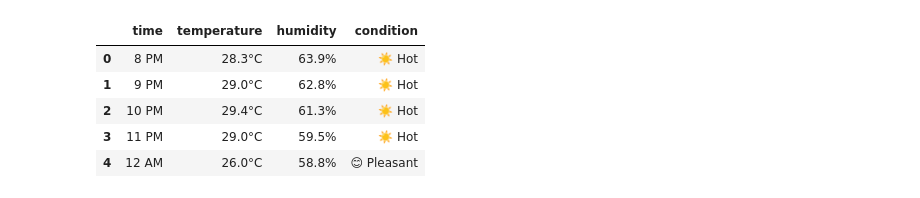
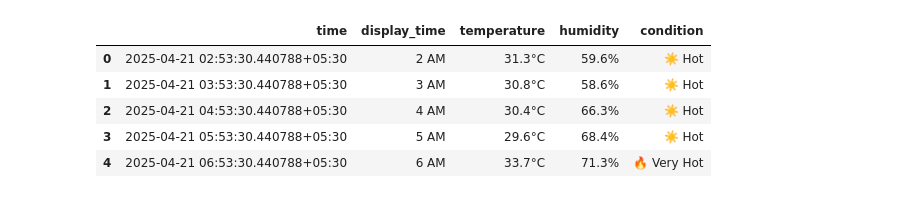
Before and after one commit to hasibul7318/basic, a Jupyter notebook: Untitled4.ipynb, the cells around one changed output. Drawn from its saved outputs; the diff is of its cells as text; code cells hidden in the pictures.

```diff
--- a/Untitled4.ipynb
+++ b/Untitled4.ipynb
@@ -103,34 +230,69 @@ Latest Readings
 # %%
 # @title **Weather Forecast Prediction**
-# @markdown Generating 5-hour predictions
+# @markdown Generating timezone-aware 5-hour predictions
 
 def predict_weather(last_temp, last_hum, n_hours=5):
+    """Generate weather predictions with timezone awareness"""
     predictions = []
+    now = datetime.now(TIMEZONE)
+
     for hour in range(1, n_hours+1):
-        future_time = datetime.now() + timedelta(hours=hour)
-        future_hour = future_time.hour
+        future_time = now + timedelta(hours=hour)
+        future_hour = future_time.hour + future_time.minute/60  # More precise
 
-        # Temperature prediction (cools at night, warms during day)
+        # Temperature prediction with daily pattern
         temp_change = (-0.5 if 0 <= future_hour < 6 else 0.3) * hour
-        pred_temp = last_temp + temp_change + np.random.uniform(-0.5, 0.5)
+        temp_noise = np.random.uniform(-0.8 if 6<future_hour<18 else -0.3,
+                                      0.8 if 6<future_hour<18 else 0.3)
+        pred_temp = last_temp + temp_change + temp_noise
 
-        # Humidity prediction (increases in morning)
+        # Humidity prediction with daily pattern
         hum_change = (2 if 4 <= future_hour < 12 else -1) * hour
-        pred_hum = last_hum + hum_change + np.random.uniform(-2, 2)
+        hum_noise = np.random.uniform(-3 if 6<future_hour<18 else -1,
+                                     3 if 6<future_hour<18 else 1)
+        pred_hum = last_hum + hum_change + hum_noise
+
+        # Apply realistic limits
+        pred_temp = np.clip(pred_temp, 10, 40)
+        pred_hum = np.clip(pred_hum, 30, 95)
 
         predictions.append({
-            'time': future_time.strftime("%I %p").lstrip("0"),
-            'temperature': max(10, min(40, pred_temp)),
-            'humidity': max(30, min(95, pred_hum)),
+            'time': future_time,
+            'display_time': future_time.strftime("%-I %p"),  # Hour without leading zero
+            'temperature': pred_temp,
+            'humidity': pred_hum,
             'condition': classify_weather(pred_temp, pred_hum)
         })
+
     return pd.DataFrame(predictions)
 
-forecast = predict_weather(df['temperature'].iloc[-1], df['humidity'].iloc[-1])
+# Generate forecast using latest readings
+forecast = predict_weather(
+    last_temp=df['temperature'].iloc[-1],
+    last_hum=df['humidity'].iloc[-1]
+)
 
-print("🔮 5-Hour Weather Forecast:")
-display(forecast.style
-       .format({'temperature': '{:.1f}°C', 'humidity': '{:.1f}%'})
-       .set_caption("Upcoming Conditions")
-       .background_gradient(cmap='Blues'))
+# Enhanced display
+def color_by_temp(temp):
+    """Color gradient based on temperature"""
+    if temp > 32: return 'background-color: #ff6b6b; color: white'  # Very hot
+    elif temp > 28: return 'background-color: #ffa07a'  # Hot
+    elif temp < 15: return 'background-color: #add8e6'  # Cold
+    else: return 'background-color: #98fb98'  # Pleasant
+
+print(f"🔮 5-Hour Forecast for {TIMEZONE.zone}")
+display(
+    forecast.style
+    .format({
+        'temperature': '{:.1f}°C',
+        'humidity': '{:.1f}%'
+    })
+    .applymap(color_by_temp, subset=['temperature'])
+    .set_caption(f"Weather Forecast starting {datetime.now(TIMEZONE).strftime('%b %d, %H:%M')}")
+    .set_properties(**{
+        'text-align': 'center',
+        'font-weight': 'bold'
+    })
+    .bar(subset=['humidity'], color='#5f9ea0')
+)
 # %% [output]
@@ -139,6 +301,6 @@ Upcoming Conditions
-|  | time | temperature | humidity | condition |
-| 0 | 8 PM | 28.3°C | 63.9% | ☀️ Hot |
-| 1 | 9 PM | 29.0°C | 62.8% | ☀️ Hot |
-| 2 | 10 PM | 29.4°C | 61.3% | ☀️ Hot |
-| 3 | 11 PM | 29.0°C | 59.5% | ☀️ Hot |
-| 4 | 12 AM | 26.0°C | 58.8% | 😊 Pleasant |
+|  | time | display_time | temperature | humidity | condition |
+| 0 | 2025-04-21 02:53:30.440788+05:30 | 2 AM | 31.3°C | 59.6% | ☀️ Hot |
+| 1 | 2025-04-21 03:53:30.440788+05:30 | 3 AM | 30.8°C | 58.6% | ☀️ Hot |
+| 2 | 2025-04-21 04:53:30.440788+05:30 | 4 AM | 30.4°C | 66.3% | ☀️ Hot |
+| 3 | 2025-04-21 05:53:30.440788+05:30 | 5 AM | 29.6°C | 68.4% | ☀️ Hot |
+| 4 | 2025-04-21 06:53:30.440788+05:30 | 6 AM | 33.7°C | 71.3% | 🔥 Very Hot |
```
Also changed, not shown: parts of 15 cells of this notebook.
